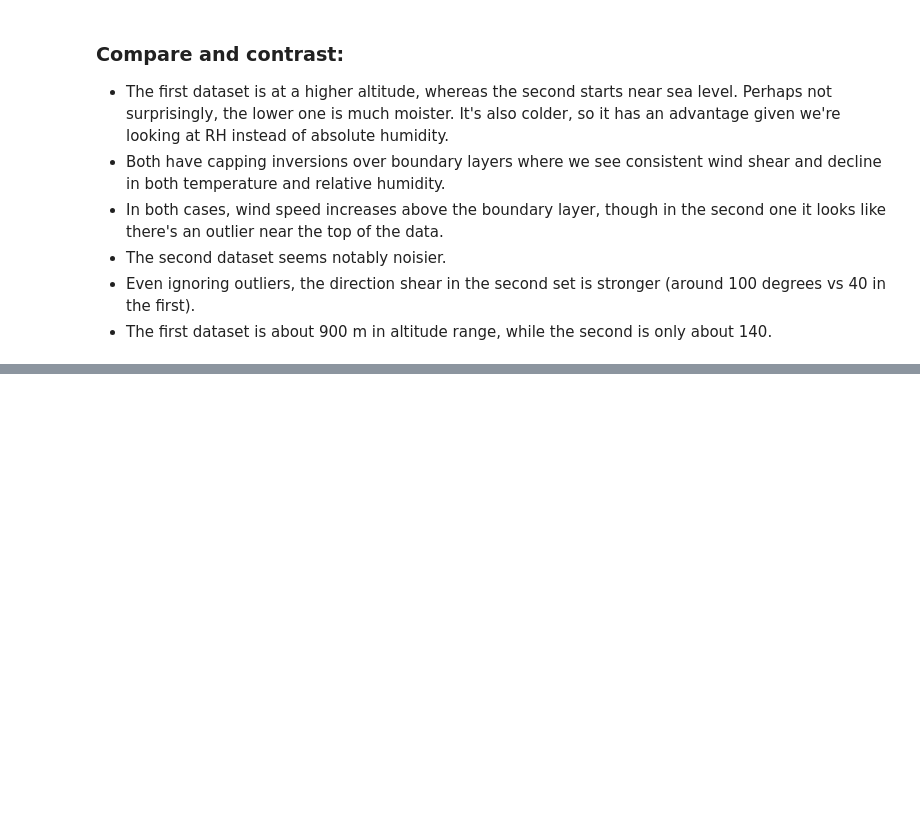
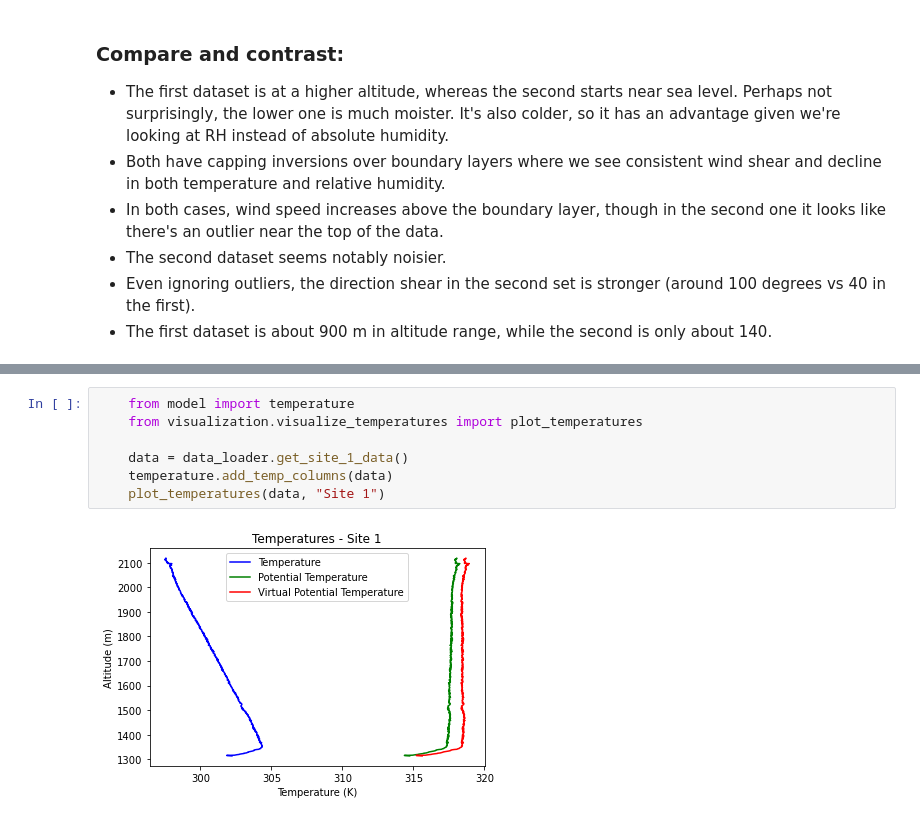
Before and after one commit to adair-kovac/TetheredBalloon-7710, a Jupyter notebook: notebooks/Homework #4.ipynb, the cells around one changed output, grey strips where cells are left out. Drawn from its saved outputs; the diff is of its cells as text; blank space fills up the shorter version.

Commit message:
Implementation of temperature plots for Q3

```diff
--- a/notebooks/Homework #4.ipynb
+++ b/notebooks/Homework #4.ipynb
@@ -45,0 +50,9 @@ plot_dataframe(site2, "Site 2")
+# %%
+    from model import temperature
+    from visualization.visualize_temperatures import plot_temperatures
+
+    data = data_loader.get_site_1_data()
+    temperature.add_temp_columns(data)
+    plot_temperatures(data, "Site 1")
+# %% [output]
+[figure, added]
```
Also changed, not shown: parts of 3 cells of this notebook, 4 other files.
